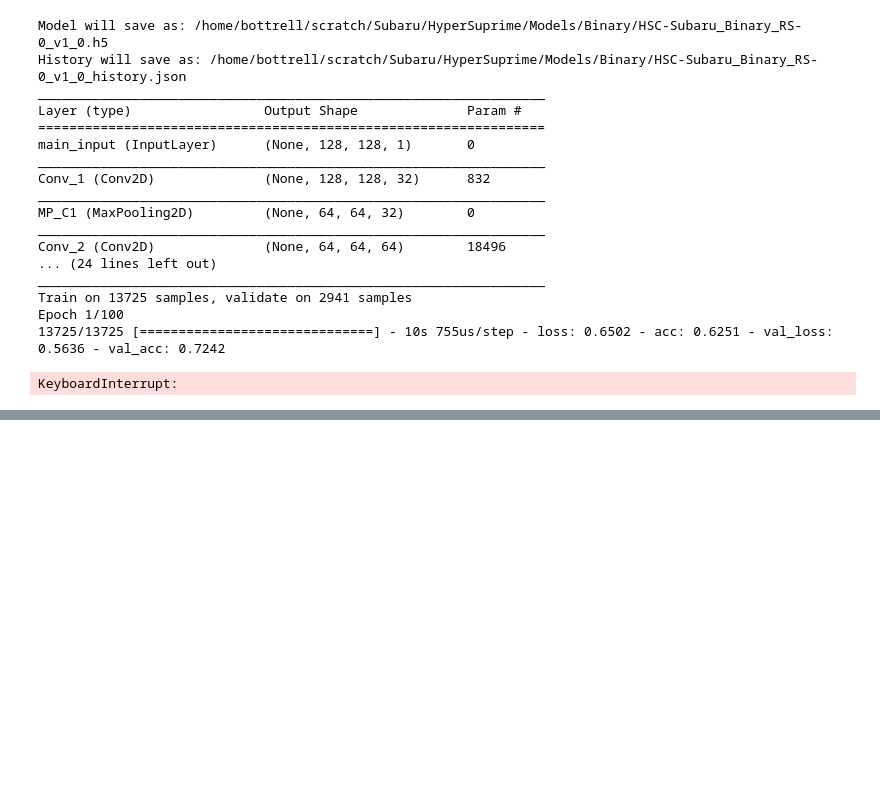
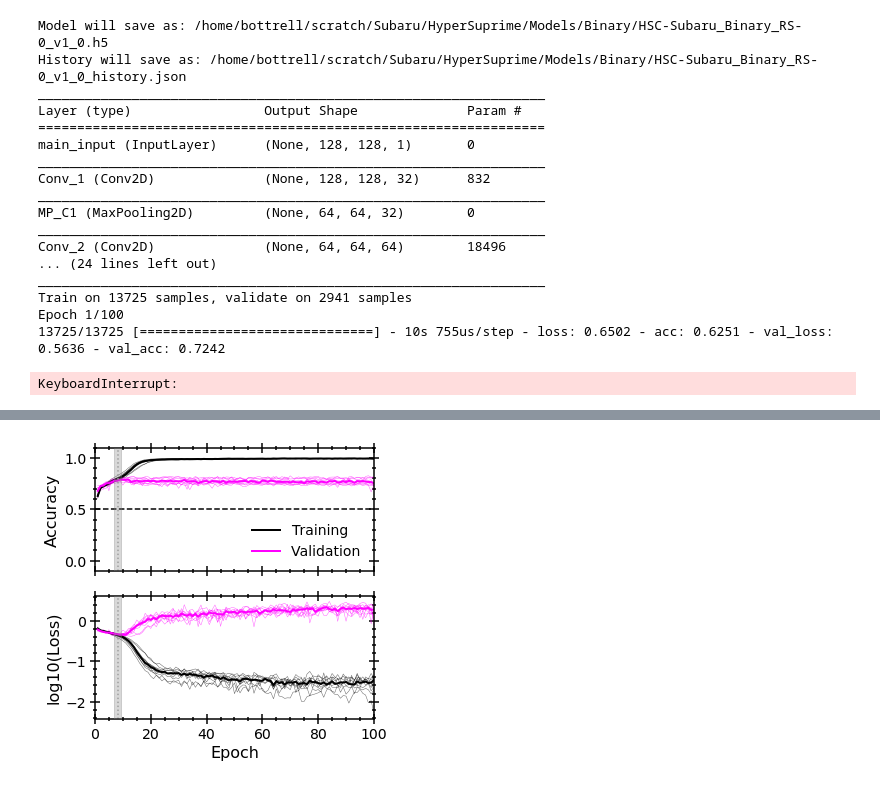
Before and after one commit to cbottrell/Subaru-HSC, a Jupyter notebook: Notebooks/TidalCNN-p2.ipynb, the cells around one changed output, grey strips where cells are left out. Cells and saved outputs as stored; diff of their text form; code cells hidden in the pictures; blank space fills up the shorter version.

```diff
--- a/Notebooks/TidalCNN-p2.ipynb
+++ b/Notebooks/TidalCNN-p2.ipynb
@@ -481,0 +466,87 @@ Positives: (9608, 128, 128, 1)
+# %%
+import numpy as np
+import matplotlib.pyplot as plt
+import os,sys,json
+from keras.models import load_model
+from glob import glob
+
+
+epochs=100
+train_valid_split = 0.3
+valid_test_split = 0.5
+update = 0
+version = 1
+label = 'HSC-Subaru'
+
+modelDir = '/home/bottrell/scratch/Subaru/HyperSuprime/Models/Binary/'
+
+modelFiles = list(sorted(glob('{}{}_Binary_RS-*_v{}_{}.h5'.format(modelDir,label,version,update))))
+
+historyFiles = list(sorted(glob('{}{}_Binary_RS-*_v{}_{}_history.json'.format(modelDir,label,version,update))))
+
+plt.rcParams['axes.linewidth'] = 1.5
+plt.rcParams['font.size'] = 14
+fig,axarr = plt.subplots(2,1,figsize=(5,5),sharex=True)
+fig.subplots_adjust(hspace=0.2)
+
+for ax in axarr.flat:
+    ax.minorticks_on()
+    ax.tick_params(axis='both',which='both',direction='inout',top=True,right=True,size=10,width=1.5)
+    ax.tick_params(axis='both',which='minor',direction='inout',size=4)
+
+ax = axarr[1]
+ax.set_xlabel(r'Epoch',fontsize=16)
+ax.set_ylabel(r'log10(Loss)',fontsize=16)
+ax.set_xlim(0,100)
+ax = axarr[0]
+ax.set_ylabel(r'Accuracy',fontsize=16)
+ax.set_xlim(0,100)
+ax.set_ylim(-0.1,1.1)
+
+stats = np.empty(shape=(100,4,len(historyFiles)))
+
+for i,fileName in enumerate(historyFiles):
+    with open(fileName) as f:
+        history = json.load(f)
+    acc = history['acc']
+    stats[:,0,i]=acc
+    vacc = history['val_acc']
+    stats[:,1,i]=vacc
+    loss = history['loss']
+    stats[:,2,i]=loss
+    vloss = history['val_loss']
+    stats[:,3,i]=vloss
+    epochs = np.arange(len(acc))+1
+
+    axarr[0].plot(epochs,acc,color='black',linestyle='solid',alpha=0.6,linewidth=0.5)
+    axarr[0].plot(epochs,vacc,color='magenta',linestyle='solid',alpha=0.6,linewidth=0.5)
+
+    axarr[1].plot(epochs,np.log10(loss),color='black',linestyle='solid',alpha=0.6,linewidth=0.5)
+    axarr[1].plot(epochs,np.log10(vloss),color='magenta',linestyle='solid',alpha=0.6,linewidth=0.5)
+
+med_acc = np.nanmedian(stats[:,0,:],axis=1)
+med_vacc = np.nanmedian(stats[:,1,:],axis=1)
+stopping = np.argmin(stats[:,3,:],axis=0)
+
+med_loss = np.nanmedian(stats[:,2,:],axis=1)
+med_vloss = np.nanmedian(stats[:,3,:],axis=1)
+axarr[0].plot(epochs,med_acc,linewidth=2,c='black',label='Training')
+axarr[0].plot(epochs,med_vacc,linewidth=2,c='magenta',label='Validation')
+ax.legend(frameon=False,loc=4)
+
+mean_stop = np.nanmean(stopping)
+std_stop = np.nanstd(stopping)
+for ax in axarr:
+
+    ax.axvline(mean_stop,c='darkgrey',linestyle='dotted',linewidth=1.5)
+    ax.axvspan(mean_stop-std_stop,mean_stop+std_stop, alpha=0.3, color='grey',zorder=9)
+
+axarr[1].plot(epochs,np.log10(med_loss),linewidth=2,c='black')
+axarr[1].plot(epochs,np.log10(med_vloss),linewidth=2,c='magenta')
+
+axarr[0].axhline(y=0.5,linestyle='dashed',c='black')
+
+fig.savefig('/home/bottrell/scratch/Subaru/HyperSuprime/Figures/Binary_10models_v{}_{}_100epochs_acc-loss.pdf'.format(version,update),
+            bbox_inches='tight')
+# %% [output]
+[figure, added]
```
Also changed, not shown: parts of 4 cells of this notebook, 1 other file.
